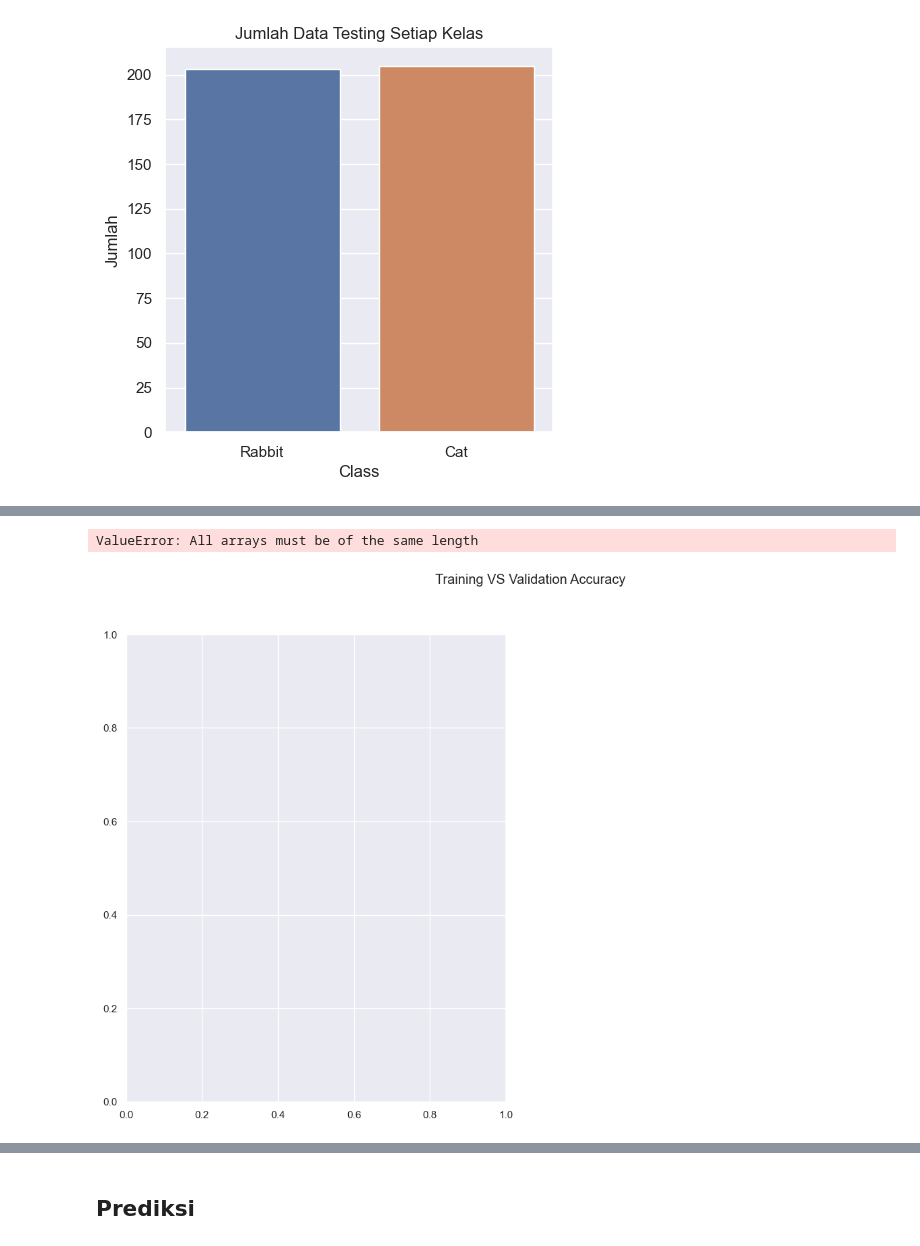
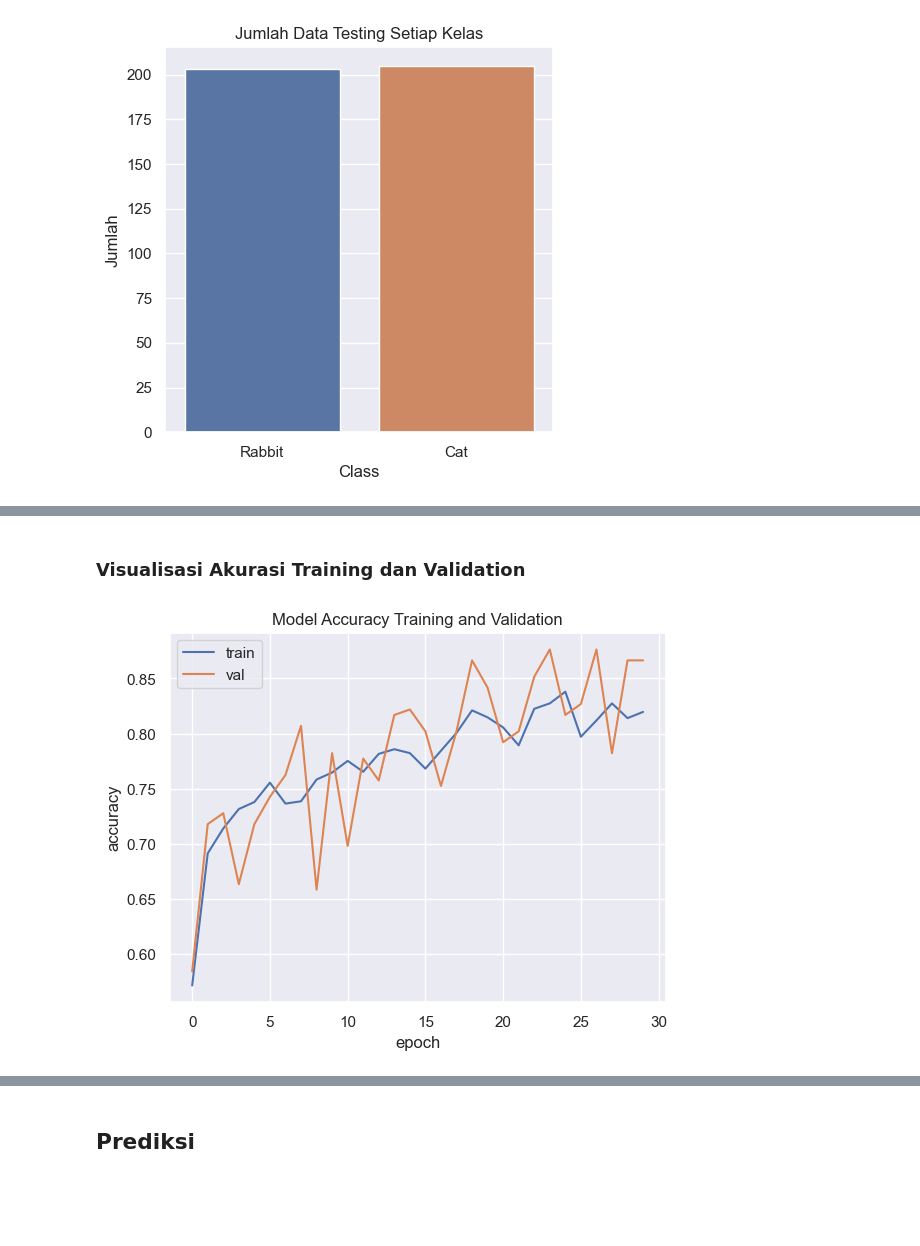
Before and after one commit to fian3021/PA-KB, a Jupyter notebook: A1K8.ipynb, the cells around one changed output, grey strips where cells are left out. Cells and saved outputs as stored; diff of their text form; code cells hidden in the pictures; blank space fills up the shorter version.

```diff
--- a/A1K8.ipynb
+++ b/A1K8.ipynb
@@ -290,10 +268,9 @@ class myCallback(tf.keras.callbacks.Callback):
       self.model.stop_training = True
 cb = myCallback()
 # %%
-
 model.compile(
     optimizer = 'adam',
-    loss = 'binary_crossentropy',
+    loss = 'categorical_crossentropy',
     metrics = ["accuracy"]
 )
 # %%
@@ -335,34 +311,12 @@ model.evaluate(dataset_train, verbose=1)
-# %%
-# Visualisasi hasil train dan val
-
-epoch = [i+1 for i in range(10)]
-
-sns.set_theme()
-
-plt.figure(figsize=(16,9))
-plt.suptitle('Training VS Validation Accuracy')
-
-# Subplot Akurasi
-plt.subplot(1,2,1)
-sns.lineplot(x=epoch, y=hasil.history['accuracy'], label='Akurasi Training')
-sns.lineplot(x=epoch, y=hasil.history['val_accuracy'], label='Akurasi Validation')
-
-plt.xticks(epoch)
-plt.xlabel('N_Epoch')
-plt.ylabel('Accuracy(%)')
-plt.title('Akurasi Training/Validation')
-
-# Subplot Loss
-plt.subplot(1,2,2)
-sns.lineplot(x=epoch, y=hasil.history['loss'], label='Loss Training')
-sns.lineplot(x=epoch, y=hasil.history['val_loss'], label='Loss Validation')
-
-plt.xticks(epoch)
-plt.xlabel('N_Epoch')
-plt.ylabel('Loss(%)')
-plt.title('Loss Training/Validation')
-
-plt.show()
-# %% [output]
-ValueError: All arrays must be of the same length
-[figure, removed]
+# %% [markdown]
+### Visualisasi Akurasi Training dan Validation
+# %%
+plt.plot(hasil.history['accuracy'])
+plt.plot(hasil.history['val_accuracy'])
+plt.title('Model Accuracy Training and Validation')
+plt.ylabel('accuracy')
+plt.xlabel('epoch')
+plt.legend(['train', 'val'], loc='upper left')
+plt.show()
+# %% [output]
+[figure, added]
```
Also changed, not shown: parts of 48 cells of this notebook, 50 other files.
